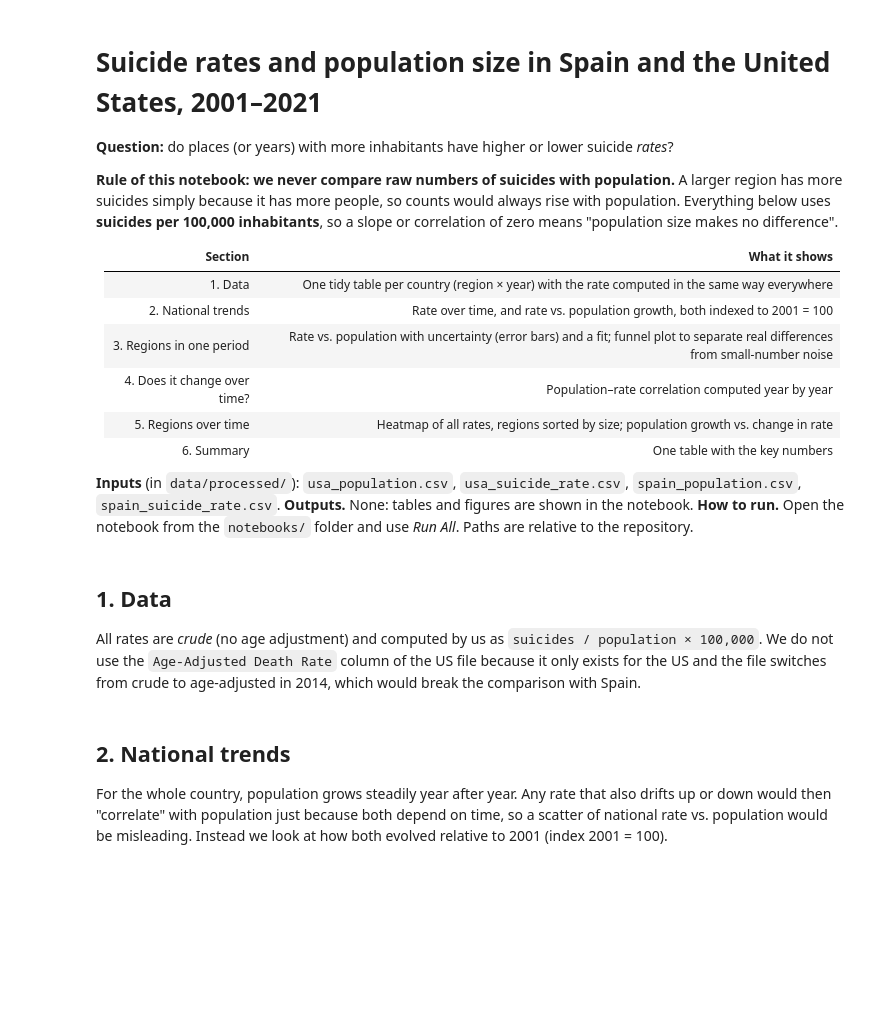
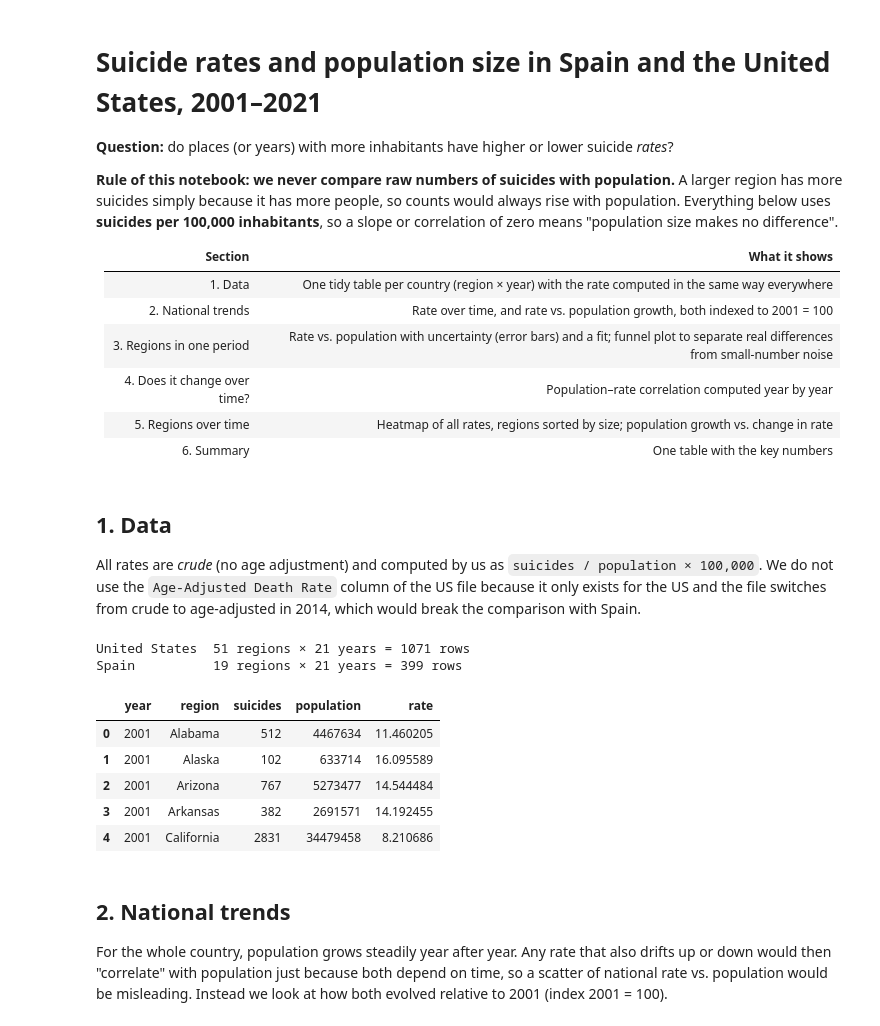
Before and after one commit to Edgarhdzm/Data-analysis-mental-health-and-weather, a Jupyter notebook: notebooks/suicide_rates_vs_population_spain_usa.ipynb, the cells around one changed output. Cells and saved outputs as stored; diff of their text form; code cells hidden in the pictures; blank space fills up the shorter version.

```diff
--- a/notebooks/suicide_rates_vs_population_spain_usa.ipynb
+++ b/notebooks/suicide_rates_vs_population_spain_usa.ipynb
@@ -13,10 +13,6 @@
 | 4. Does it change over time? | Population–rate correlation computed year by year |
 | 5. Regions over time | Heatmap of all rates, regions sorted by size; population growth vs. change in rate |
 | 6. Summary | One table with the key numbers |
-
-**Inputs** (in `data/processed/`): `usa_population.csv`, `usa_suicide_rate.csv`, `spain_population.csv`, `spain_suicide_rate.csv`.
-**Outputs.** None: tables and figures are shown in the notebook.
-**How to run.** Open the notebook from the `notebooks/` folder and use *Run All*. Paths are relative to the repository.
 # %%
 import numpy as np
 import pandas as pd
@@ -37,38 +25,47 @@ PROCESSED = ROOT / "data" / "processed"  # clean tables used in the analysis
 All rates are *crude* (no age adjustment) and computed by us as `suicides / population × 100,000`.
 We do not use the `Age-Adjusted Death Rate` column of the US file because it only exists for the US and the file switches from crude to age-adjusted in 2014, which would break the comparison with Spain.
 # %%
-DATA = PROCESSED   # folder containing the four CSV files (data/processed)
+DATA = "datos"   # folder containing the four CSV files (change it if they are somewhere else)
 
 PopUSA = pd.read_csv(f"{DATA}/usa_population.csv")        # population by state and year (U.S. Census Bureau)
 SuiUSA = pd.read_csv(f"{DATA}/usa_suicide_rate.csv")      # suicide deaths by state and year (CDC)
 PopESP = pd.read_csv(f"{DATA}/spain_population.csv")      # population by autonomous community and year
 SuiESP = pd.read_csv(f"{DATA}/spain_suicide_rate.csv")    # suicide deaths by autonomous community and year (INE)
 
 # The two Spanish files name some communities differently, so we match them by hand
 ESP_NAMES = {
     "03 Asturias, Principado de": "Principado de Asturias", "04 Balears, Illes": "Illes Balears",
     "08 Castilla - La Mancha": "Castilla-La Mancha", "13 Madrid, Comunidad de": "Comunidad de Madrid",
     "14 Murcia, Región de": "Región de Murcia", "15 Navarra, Comunidad Foral de": "Comunidad Foral de Navarra",
     "17 Rioja, La": "La Rioja", "18 Ceuta": "Ciudad de Ceuta", "19 Melilla": "Ciudad de Melilla",
 }
 esp_name = lambda s: ESP_NAMES.get(s, s[3:])    # the rest only lose the "01 " prefix
 
 # Same columns for both countries: year, region, suicides, population
 usa = (SuiUSA.rename(columns={"Year": "year", "Location": "region", "Deaths": "suicides"})[["year", "region", "suicides"]]
        .merge(PopUSA.rename(columns={"region_name": "region"})[["year", "region", "population"]],
               on=["year", "region"], validate="1:1"))
 
 esp = SuiESP.rename(columns={"Periodo": "year", "Total": "suicides"}).assign(
     region=lambda t: t["Comunidades y Ciudades Autónomas"].map(esp_name))[["year", "region", "suicides"]]
 esp = esp.merge(PopESP.rename(columns={"region_name": "region"})[["year", "region", "population"]],
                 on=["year", "region"], validate="1:1")
 
 PANELS = {"United States": usa, "Spain": esp}
 for name, p in PANELS.items():
     p["rate"] = p["suicides"] / p["population"] * 100_000          # suicides per 100,000 inhabitants
     print(f"{name:14s} {p['region'].nunique()} regions × {p['year'].nunique()} years = {len(p)} rows")
 
 usa.head()
+# %% [output]
+United States  51 regions × 21 years = 1071 rows
+Spain          19 regions × 21 years = 399 rows
+|  | year | region | suicides | population | rate |
+| 0 | 2001 | Alabama | 512 | 4467634 | 11.460205 |
+| 1 | 2001 | Alaska | 102 | 633714 | 16.095589 |
+| 2 | 2001 | Arizona | 767 | 5273477 | 14.544484 |
+| 3 | 2001 | Arkansas | 382 | 2691571 | 14.192455 |
+| 4 | 2001 | California | 2831 | 34479458 | 8.210686 |
 # %% [markdown]
 ## 2. National trends
 
```
Also changed, not shown: parts of 12 cells of this notebook.
